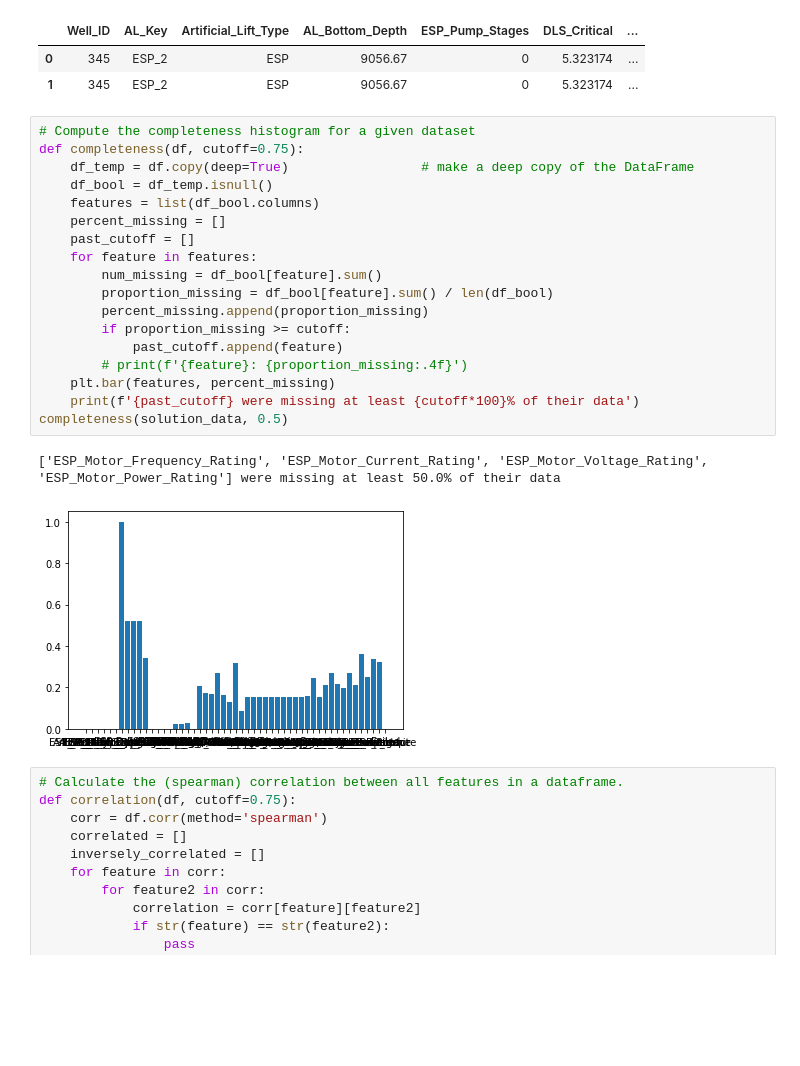
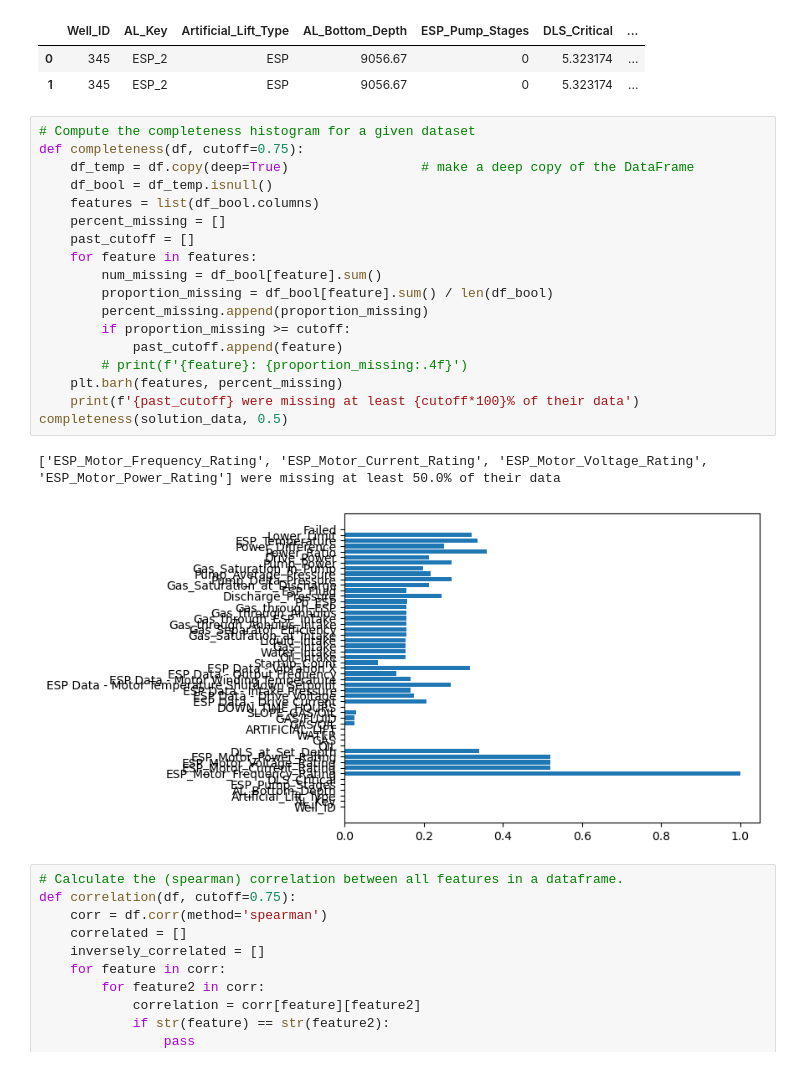
Before and after one commit to BenStormer/Hackalopes-Cleaned, a Jupyter notebook: data_viz.ipynb, the cells around one changed output. Cells and saved outputs as stored; diff of their text form; blank space fills up the shorter version.

Commit message:
Update Bar Graphs

```diff
--- a/data_viz.ipynb
+++ b/data_viz.ipynb
@@ -76,24 +76,24 @@ failed_data.head(2)
 # %%
 # Compute the completeness histogram for a given dataset
 def completeness(df, cutoff=0.75):
     df_temp = df.copy(deep=True)                 # make a deep copy of the DataFrame
     df_bool = df_temp.isnull()
     features = list(df_bool.columns)
     percent_missing = []
     past_cutoff = []
     for feature in features:
         num_missing = df_bool[feature].sum()
         proportion_missing = df_bool[feature].sum() / len(df_bool)
         percent_missing.append(proportion_missing)
         if proportion_missing >= cutoff:
             past_cutoff.append(feature)
         # print(f'{feature}: {proportion_missing:.4f}')
-    plt.bar(features, percent_missing)
+    plt.barh(features, percent_missing)
     print(f'{past_cutoff} were missing at least {cutoff*100}% of their data')
 completeness(solution_data, 0.5)
 # %% [output]
 ['ESP_Motor_Frequency_Rating', 'ESP_Motor_Current_Rating', 'ESP_Motor_Voltage_Rating', 'ESP_Motor_Power_Rating'] were missing at least 50.0% of their data
-[figure, old version]
+[figure, new version]
 # %%
 # Calculate the (spearman) correlation between all features in a dataframe.
 def correlation(df, cutoff=0.75):
```
Also changed, not shown: parts of 4 cells of this notebook.
